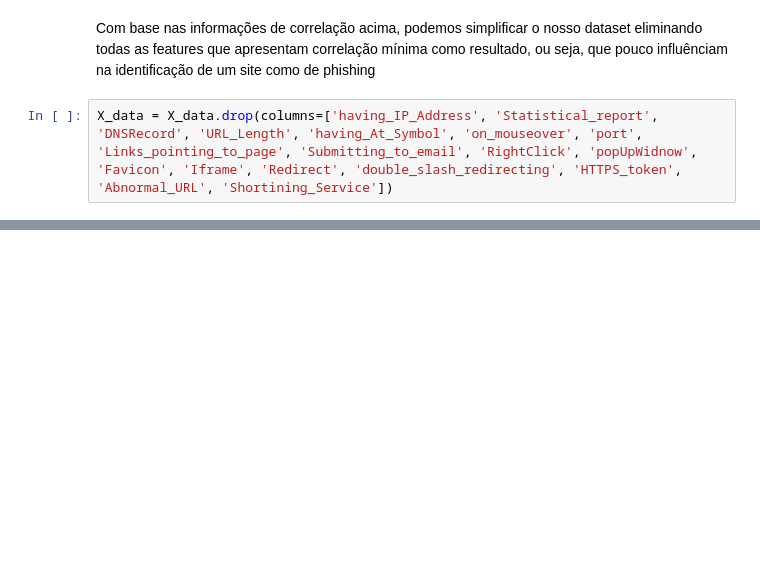
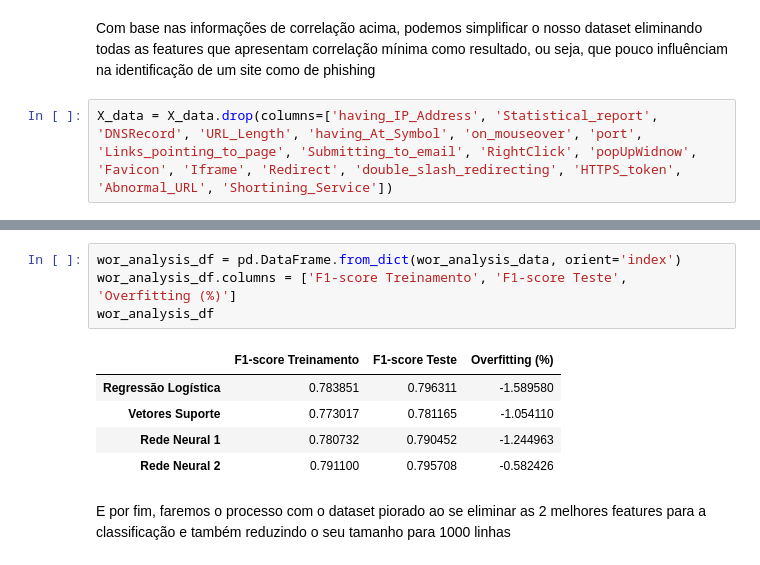
Before and after one commit to igorp-lopes/EA006-TFC, a Jupyter notebook: tfc.ipynb, the cells around one changed output, grey strips where cells are left out. Drawn from its saved outputs; the diff is of its cells as text; blank space fills up the shorter version.

```diff
--- a/tfc.ipynb
+++ b/tfc.ipynb
@@ -194,0 +230,12 @@ plt.plot()
+# %%
+wor_analysis_df = pd.DataFrame.from_dict(wor_analysis_data, orient='index')
+wor_analysis_df.columns = ['F1-score Treinamento', 'F1-score Teste', 'Overfitting (%)']
+wor_analysis_df
+# %% [output]
+|  | F1-score Treinamento | F1-score Teste | Overfitting (%) |
+| Regressão Logística | 0.783851 | 0.796311 | -1.589580 |
+| Vetores Suporte | 0.773017 | 0.781165 | -1.054110 |
+| Rede Neural 1 | 0.780732 | 0.790452 | -1.244963 |
+| Rede Neural 2 | 0.791100 | 0.795708 | -0.582426 |
+# %% [markdown]
+E por fim, faremos o processo com o dataset piorado ao se eliminar as 2 melhores features para a classificação e também reduzindo o seu tamanho para 1000 linhas
```
Also changed, not shown: parts of 32 cells of this notebook.
